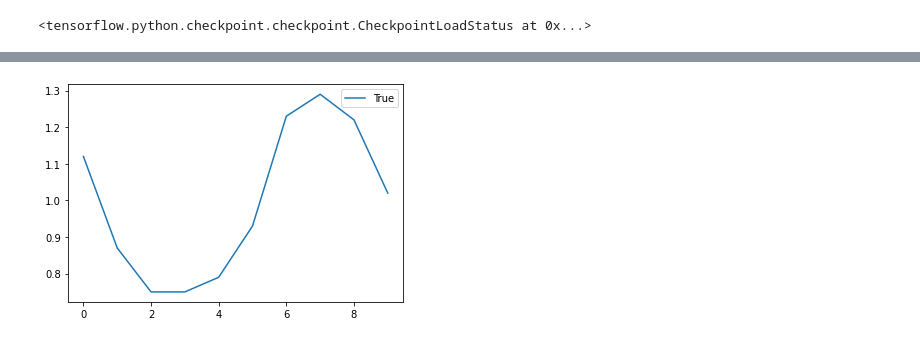
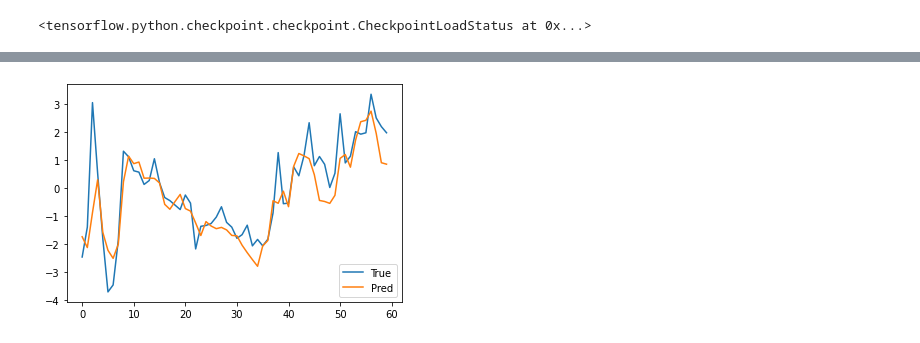
Before and after one commit to mlengineer19989/transformer_practice, a Jupyter notebook: transformer_time_series2.ipynb, the cells around one changed output, grey strips where cells are left out. Drawn from its saved outputs; the diff is of its cells as text; code cells hidden in the pictures.

```diff
--- a/transformer_time_series2.ipynb
+++ b/transformer_time_series2.ipynb
@@ -384,6 +384,6 @@ outputs = TransformerBaseTimeSeriesForecastModel(num_layers=2, # Multi-head Atte
                                                   window_width = sequence_length,
                                                   rate=0.2)(inputs)
 
-model = keras.Model(inputs, outputs)
-model.compile(loss=criterion, optimizer=optimizer, metrics=['mae'])
+model_t = keras.Model(inputs, outputs)
+model_t.compile(loss=criterion, optimizer=optimizer, metrics=['mae'])
 # %%
@@ -419,7 +419,7 @@ callbacks = [
     , cp_callback
 ]
 #history=model.fit(input, y_train, batch_size=batch_size, epochs=10, validation_data=val_data, callbacks=callbacks,verbose=2)
-history=model.fit(train_dataset, batch_size=batch_size, epochs=10, validation_data=val_dataset, callbacks=callbacks,verbose=2)
+history=model_t.fit(train_dataset, batch_size=batch_size, epochs=50, validation_data=val_dataset, callbacks=callbacks,verbose=2)
 # model = keras.models.load_model("jena_dense.keras",
 #                                 custom_objects={"EncoderWithMultiHeadAttentionBaseTimeSeriesForecastModel":EncoderWithMultiHeadAttentionBaseTimeSeriesForecastModel})
 
@@ -435,7 +451,7 @@ checkpoint_dir = os.path.dirname(checkpoint_path)
 os.listdir(checkpoint_dir)
 
 # Loads the weights
-model.load_weights(checkpoint_path)
+model_t.load_weights(checkpoint_path)
 # %% [output]
 <tensorflow.python.checkpoint.checkpoint.CheckpointLoadStatus at 0x...>
 # %%
@@ -494,23 +510,22 @@ for samples, targets in test_dataset:
     targets_pred = model.predict(samples, verbose=0)
 
     for i in range(samples.shape[0]):
-      y_true.append(targets[i,-1])
-      #y_pred.append(targets_pred[i,-1,0])
-    break
+      y_true.append(targets[i,0])
+      y_pred.append(targets_pred[i,0,0])
 # %%
 y_true = np.array(y_true)
 y_pred = np.array(y_pred)
 
 start_point = 0
-end_point = 10
+end_point = 60
 
 plt.figure()
 plt.plot(y_true[start_point:end_point], label="True")
-#plt.plot(y_pred[start_point:end_point], label="Pred")
+plt.plot(y_pred[start_point:end_point], label="Pred")
 plt.legend()
 plt.show()
 # %% [output]
-[figure, old version]
+[figure, new version]
 # %%
 x = np.arange(-2, 40, 0.1)
 y = x
```
Also changed, not shown: parts of 10 cells of this notebook.
